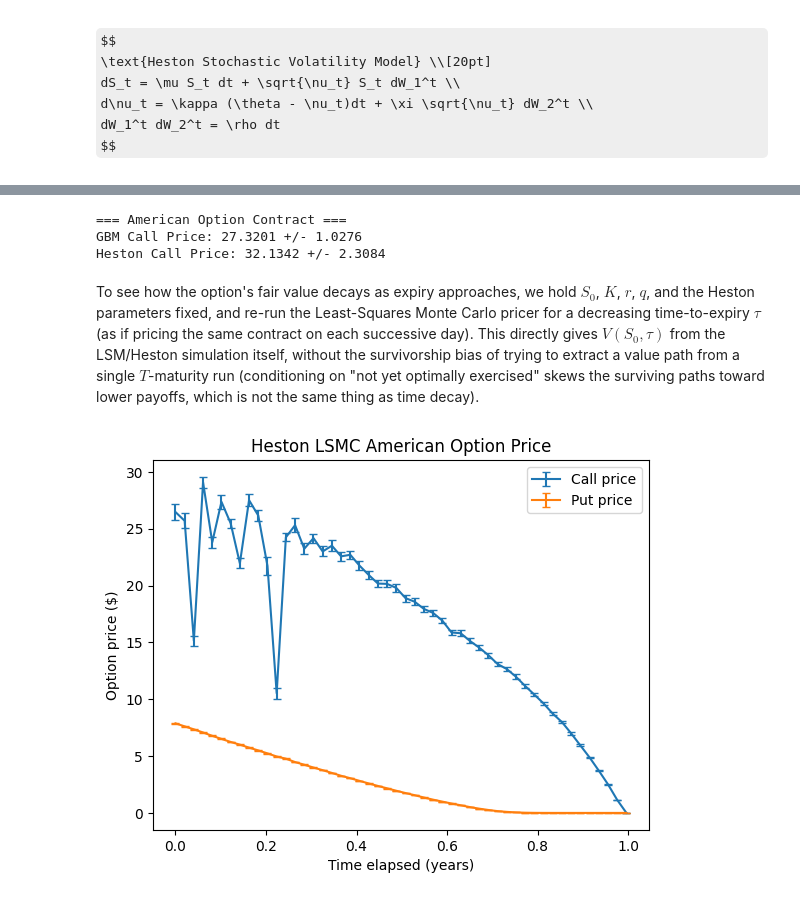
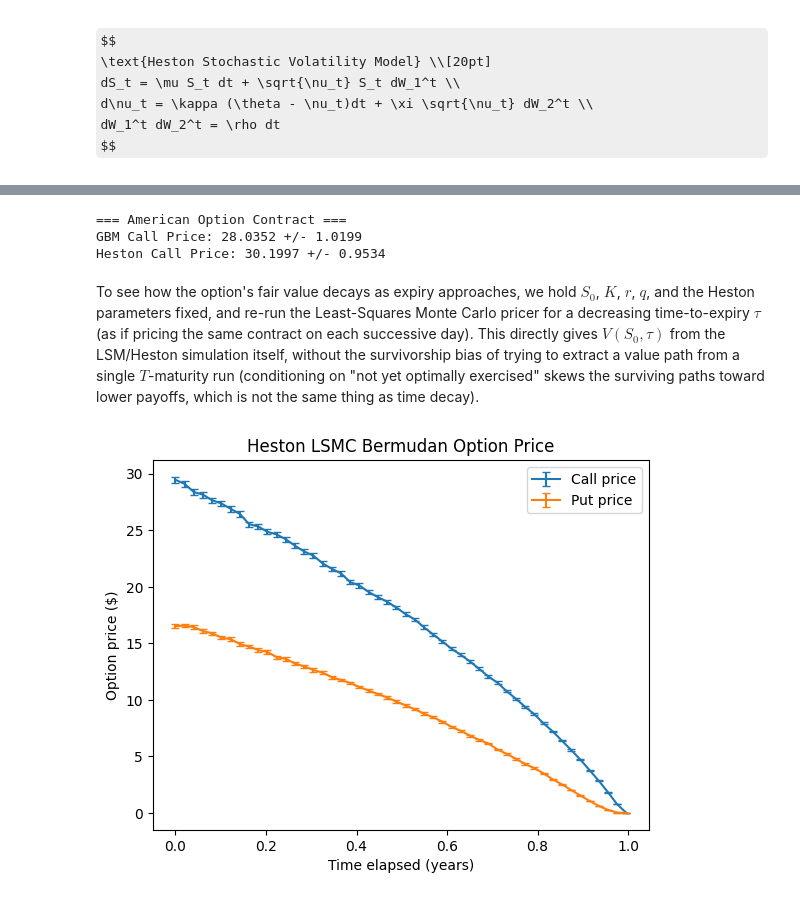
Before and after one commit to jaredrc8/Heston-Options-Pricing, a Jupyter notebook: prototype.ipynb, the cells around one changed output, grey strips where cells are left out. Drawn from its saved outputs; the diff is of its cells as text; code cells hidden in the pictures; some formulas as TeX source.

Commit message:
individual heston lsmc and calibration code

```diff
--- a/prototype.ipynb
+++ b/prototype.ipynb
@@ -383,8 +385,8 @@ def heston_monte_carlo(S0, r, q, v0, k, th, xi, rho, T, steps, runs):
         for j in range(steps):
             vt = np.maximum(v[:,j],0)
 
-            s[:,j+1] = s[:,j] * np.exp((r-q-0.5*np.maximum(vt,0))*dt + np.sqrt(np.maximum(vt,0)*dt)*z1[:,j])
-            v[:,j+1] = v[:,j] + k*(th-v0)*dt + np.sqrt(vt*dt)*z1[:,j]
+            s[:,j+1] = s[:,j] * np.exp((r - q - 0.5*vt)*dt + np.sqrt(vt*dt)*z1[:,j])
+            v[:,j+1] = v[:,j] + k*(th - vt)*dt + xi*np.sqrt(vt*dt)*z2[:,j]
 
         return s, v
     else:
@@ -507,8 +509,8 @@ print(f"GBM Call Price: {call_price:.4f} +/- {1.96*call_se:.4f}")
 print(f"Heston Call Price: {call_price_heston:.4f} +/- {1.96*call_se_heston:.4f}")
 # %% [output]
 === American Option Contract ===
-GBM Call Price: 27.3201 +/- 1.0276
-Heston Call Price: 32.1342 +/- 2.3084
+GBM Call Price: 28.0352 +/- 1.0199
+Heston Call Price: 30.1997 +/- 0.9534
 # %% [markdown]
 To see how the option's fair value decays as expiry approaches, we hold $S_0$, $K$, $r$, $q$, and the Heston parameters fixed, and re-run the Least-Squares Monte Carlo pricer for a decreasing time-to-expiry $\tau$ (as if pricing the same contract on each successive day). This directly gives $V(S_0, \tau)$ from the LSM/Heston simulation itself, without the survivorship bias of trying to extract a value path from a single $T$-maturity run (conditioning on "not yet optimally exercised" skews the surviving paths toward lower payoffs, which is not the same thing as time decay).
 # %%
@@ -522,32 +524,32 @@ def heston_lsm_price_vs_time_to_expiry(S0, K, r, q, v0, k, th, xi, rho, T, steps
     else:
         pricer = call_least_squares_monte_carlo_heston if option == "call" else put_least_squares_monte_carlo_heston
 
     for i, tau in enumerate(taus):
         steps = max(2, int(round(steps_per_year * tau)))
         price, se, _, _ = pricer(S0, K, r, q, v0, k, th, xi, rho, tau, steps, runs, poly_degree)
         prices[i] = price
         errors[i] = se
 
     return taus, prices, errors
 
 # Fewer runs/timesteps than the single full-T pricing above, since this repeats the
 # whole LSM simulation at each time-to-expiry point.
 runs_decay = 100000
 n_points = 50
 
 tau_call, call_prices_over_time, call_se_over_time = heston_lsm_price_vs_time_to_expiry(227.38, 240, 0.044, 0.0044, 0.1024, 2.0, 0.16, 0.5, -0.7, T, steps, runs_decay, n_points, option="call",asset="heston")
 tau_put, put_prices_over_time, put_se_over_time = heston_lsm_price_vs_time_to_expiry(227.38, 200, 0.044, 0.0044, 0.1024, 2.0, 0.16, 0.5, -0.7, T, steps, runs_decay, n_points, option="put",asset="heston")
 
 time_elapsed_call = T - tau_call
 time_elapsed_put = T - tau_put
 
 fig, ax = plt.subplots()
 ax.errorbar(time_elapsed_call, call_prices_over_time, yerr=1.96 * call_se_over_time, label="Call price", capsize=3)
 ax.errorbar(time_elapsed_put, put_prices_over_time, yerr=1.96 * put_se_over_time, label="Put price", capsize=3)
 ax.set_xlabel("Time elapsed (years)")
 ax.set_ylabel("Option price ($)")
-ax.set_title("Heston LSMC American Option Price")
+ax.set_title("Heston LSMC Bermudan Option Price")
 ax.legend()
 plt.show()
 # %% [output]
-[figure, old version]
+[figure, new version]
```
Also changed, not shown: parts of 8 cells of this notebook, 8 other files.
